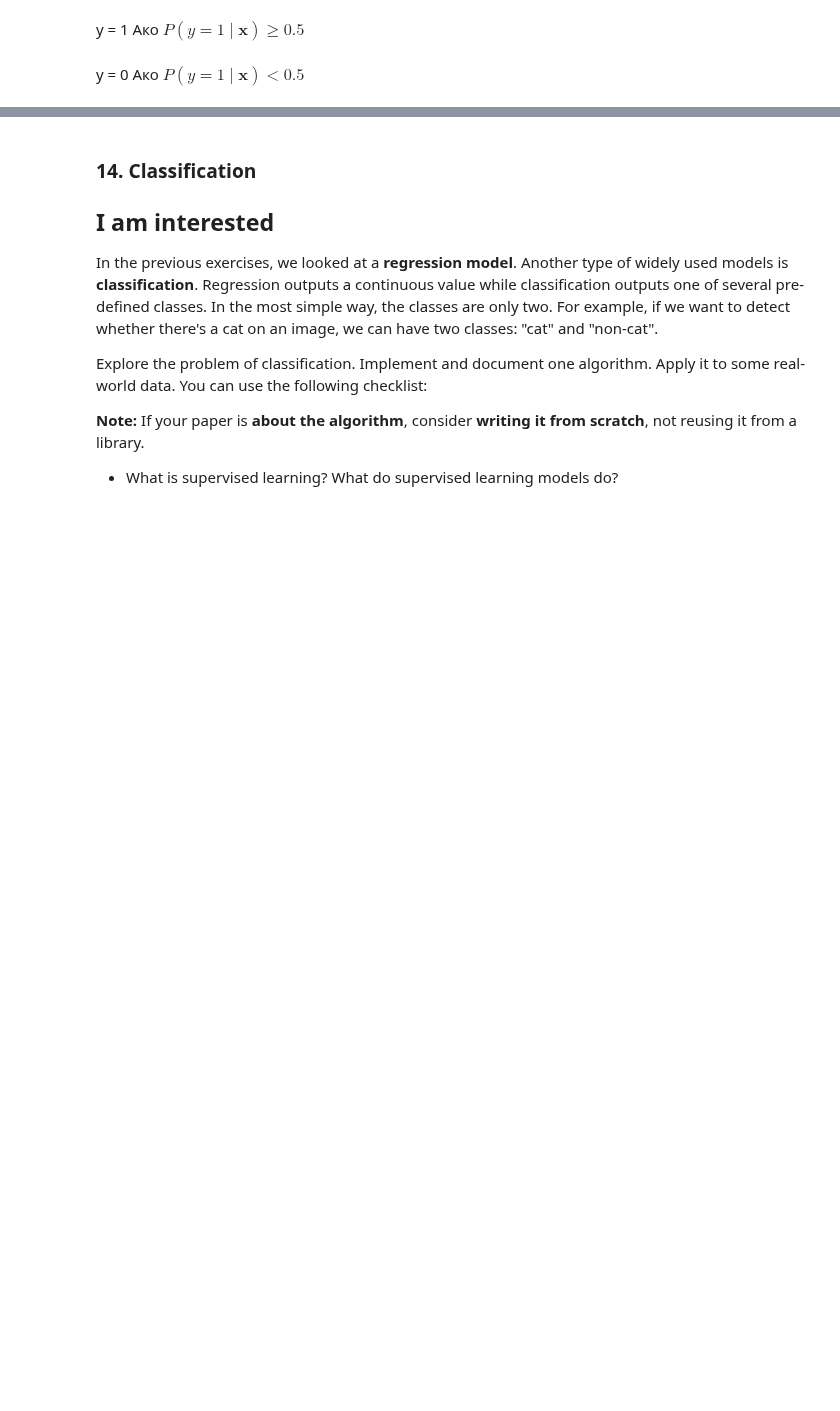
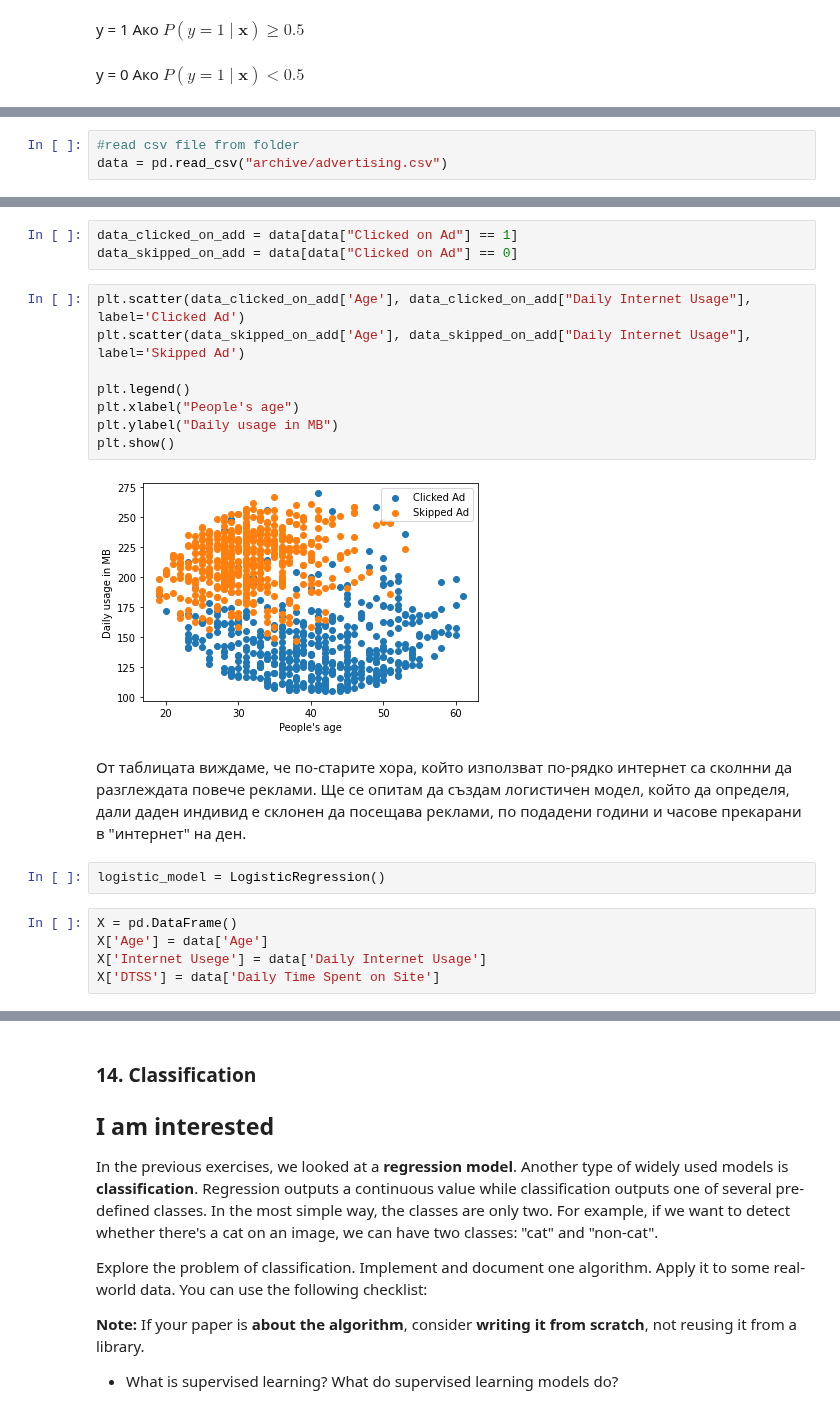
Before and after one commit to petardmnv/Math-Concepts-for-Developers, a Jupyter notebook: Classification-Project/Classification-Models.ipynb, the cells around one changed output, grey strips where cells are left out. Saved outputs shown, nothing was run; the diff lists cells and outputs as text; blank space fills up the shorter version.

```diff
--- a/Classification-Project/Classification-Models.ipynb
+++ b/Classification-Project/Classification-Models.ipynb
@@ -318,0 +324,3 @@ def sigmoid_function(z):
+# %%
+#read csv file from folder
+data = pd.read_csv("archive/advertising.csv")
@@ -318,0 +343,22 @@ def sigmoid_function(z):
+# %%
+data_clicked_on_add = data[data["Clicked on Ad"] == 1]
+data_skipped_on_add = data[data["Clicked on Ad"] == 0]
+# %%
+plt.scatter(data_clicked_on_add['Age'], data_clicked_on_add["Daily Internet Usage"], label='Clicked Ad')
+plt.scatter(data_skipped_on_add['Age'], data_skipped_on_add["Daily Internet Usage"], label='Skipped Ad')
+
+plt.legend()
+plt.xlabel("People's age")
+plt.ylabel("Daily usage in MB")
+plt.show()
+# %% [output]
+[figure, added]
+# %% [markdown]
+От таблицата виждаме, че по-старите хора, който използват по-рядко интернет са сколнни да разглеждата повече реклами. Ще се опитам да създам логистичен модел, който да определя, дали даден индивид е склонен да посещава реклами, по подадени години и часове прекарани в "интернет" на ден.
+# %%
+logistic_model = LogisticRegression()
+# %%
+X = pd.DataFrame()
+X['Age'] = data['Age']
+X['Internet Usege'] = data['Daily Internet Usage']
+X['DTSS'] = data['Daily Time Spent on Site']
```
Also changed, not shown: parts of 27 cells of this notebook, 1 other file.
